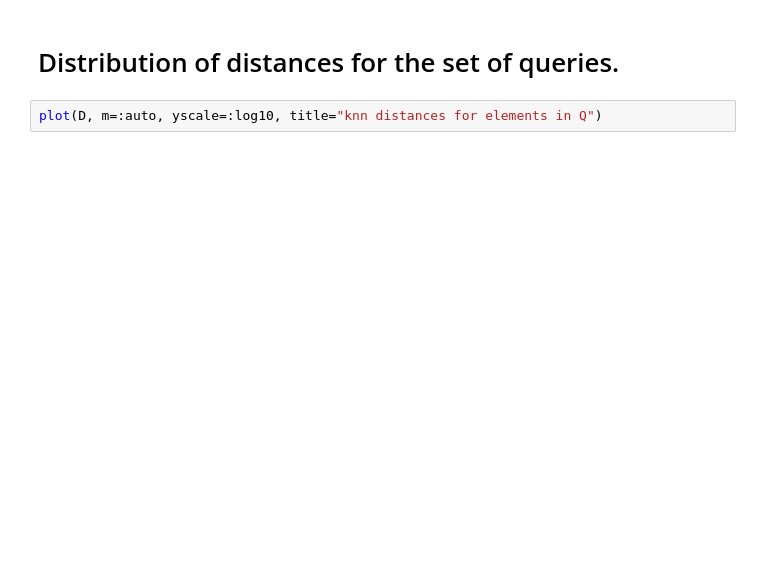
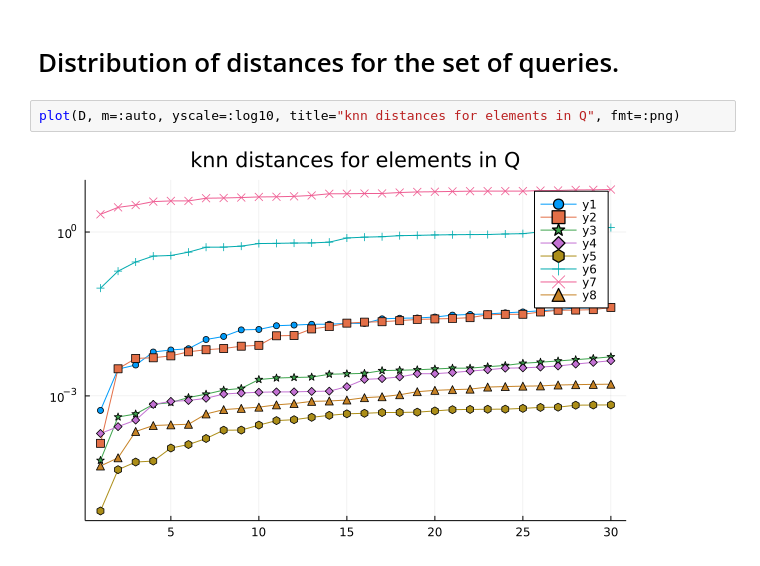
Before and after one commit to sadit/SimilaritySearchDemos, a Jupyter notebook: synthetic/2d.ipynb, the cells around one changed output. Drawn from its saved outputs; the diff is of its cells as text; blank space fills up the shorter version.

```diff
--- a/synthetic/2d.ipynb
+++ b/synthetic/2d.ipynb
@@ -61,4 +67,6 @@ Low dense regiones are correctly considered
 # %% [markdown]
 # Distribution of distances for the set of queries.
 # %%
-plot(D, m=:auto, yscale=:log10, title="knn distances for elements in Q")
+plot(D, m=:auto, yscale=:log10, title="knn distances for elements in Q", fmt=:png)
+# %% [output]
+[figure, added]
```
Also changed, not shown: parts of 4 cells of this notebook, 2 other files.
